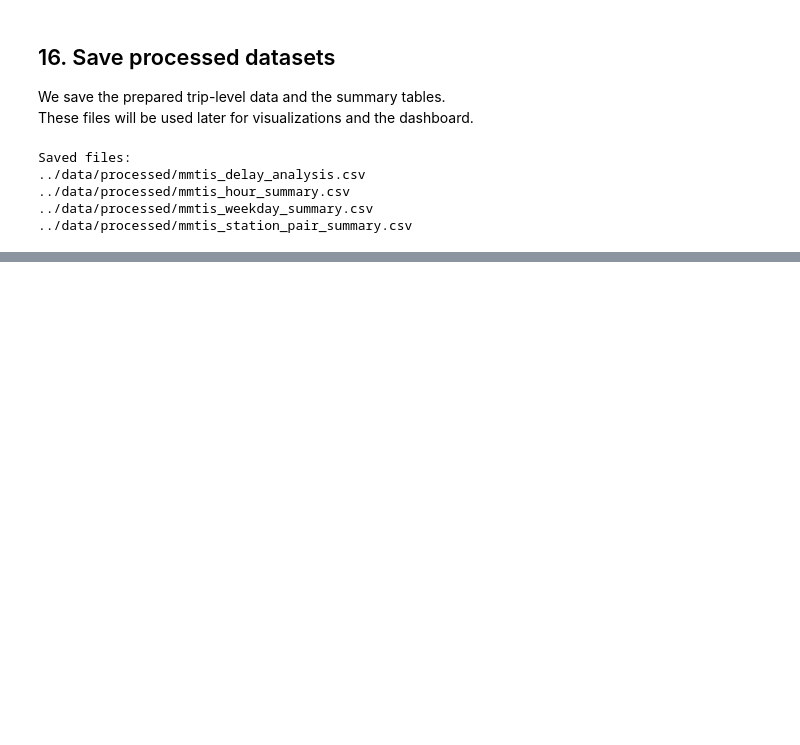
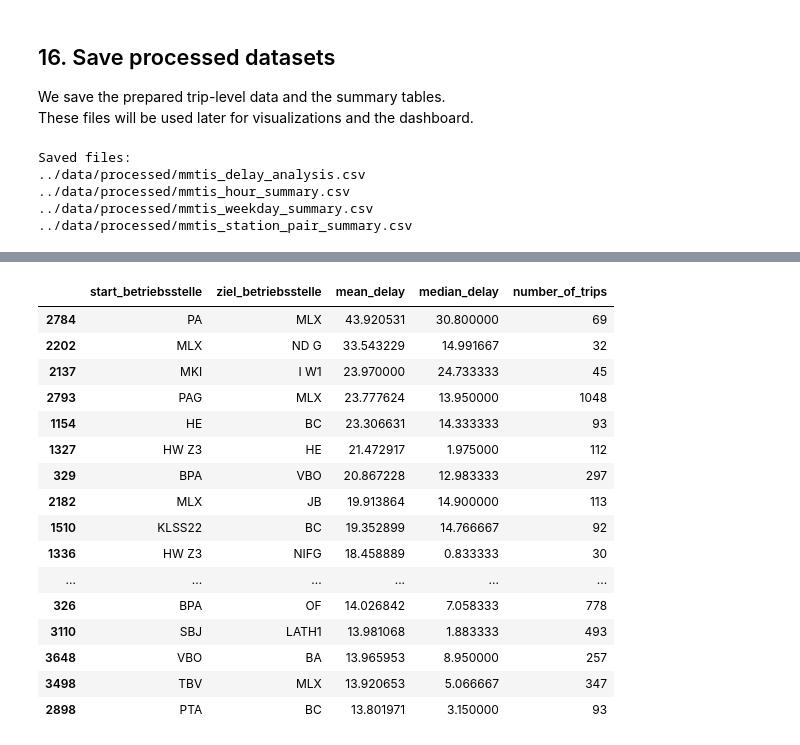
Before and after one commit to katerinadobrynina/is_oebb_on_time, a Jupyter notebook: notebooks/02_mmtis_loading_and_preparation.ipynb, the cells around one changed output, grey strips where cells are left out. Cells and saved outputs as stored; diff of their text form; code cells hidden in the pictures; blank space fills up the shorter version.

Commit message:
Complete MMTIS preprocessing and delay analysis

```diff
--- a/notebooks/02_mmtis_loading_and_preparation.ipynb
+++ b/notebooks/02_mmtis_loading_and_preparation.ipynb
@@ -425,0 +579,27 @@ Saved files:
+# %%
+top_station_pairs = (
+    station_pair_summary
+    .query("number_of_trips >= 30")
+    .sort_values("mean_delay", ascending=False)
+    .head(30)
+)
+
+top_station_pairs
+# %% [output]
+|  | start_betriebsstelle | ziel_betriebsstelle | mean_delay | median_delay | number_of_trips |
+| 2784 | PA | MLX | 43.920531 | 30.800000 | 69 |
+| 2202 | MLX | ND G | 33.543229 | 14.991667 | 32 |
+| 2137 | MKI | I W1 | 23.970000 | 24.733333 | 45 |
+| 2793 | PAG | MLX | 23.777624 | 13.950000 | 1048 |
+| 1154 | HE | BC | 23.306631 | 14.333333 | 93 |
+| 1327 | HW Z3 | HE | 21.472917 | 1.975000 | 112 |
+| 329 | BPA | VBO | 20.867228 | 12.983333 | 297 |
+| 2182 | MLX | JB | 19.913864 | 14.900000 | 113 |
+| 1510 | KLSS22 | BC | 19.352899 | 14.766667 | 92 |
+| 1336 | HW Z3 | NIFG | 18.458889 | 0.833333 | 30 |
+| ... | ... | ... | ... | ... | ... |
+| 326 | BPA | OF | 14.026842 | 7.058333 | 778 |
+| 3110 | SBJ | LATH1 | 13.981068 | 1.883333 | 493 |
+| 3648 | VBO | BA | 13.965953 | 8.950000 | 257 |
+| 3498 | TBV | MLX | 13.920653 | 5.066667 | 347 |
+| 2898 | PTA | BC | 13.801971 | 3.150000 | 93 |
```
Also changed, not shown: parts of 12 cells of this notebook.
